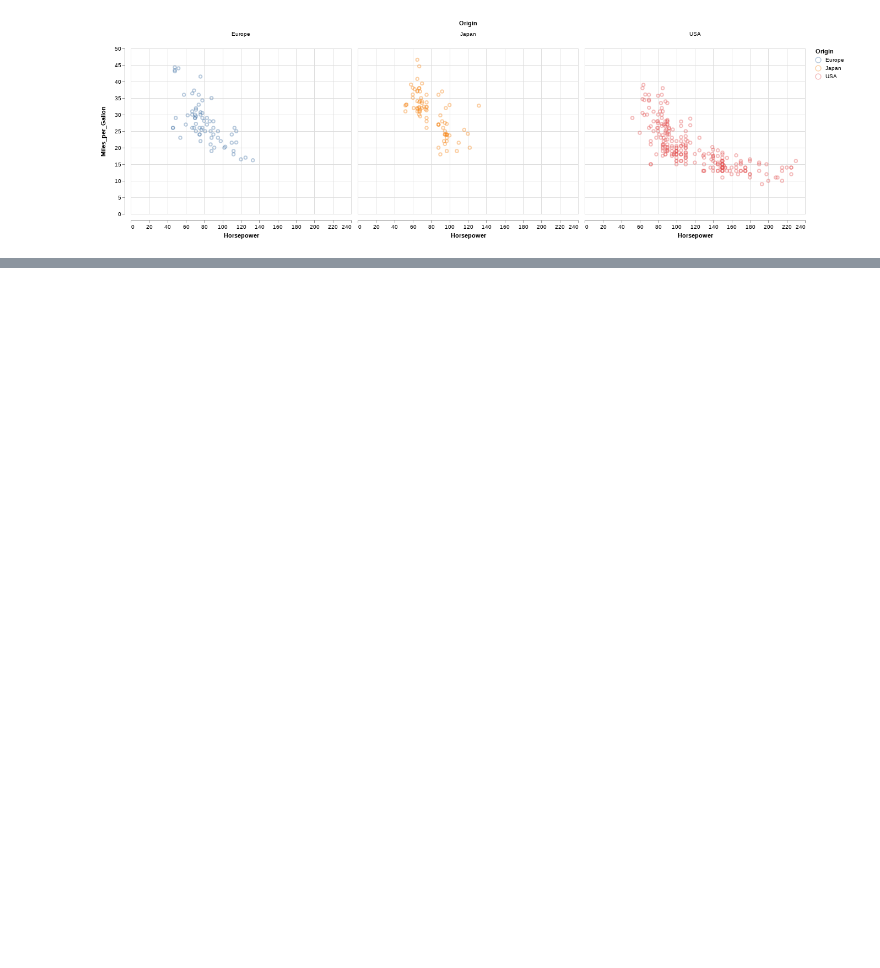
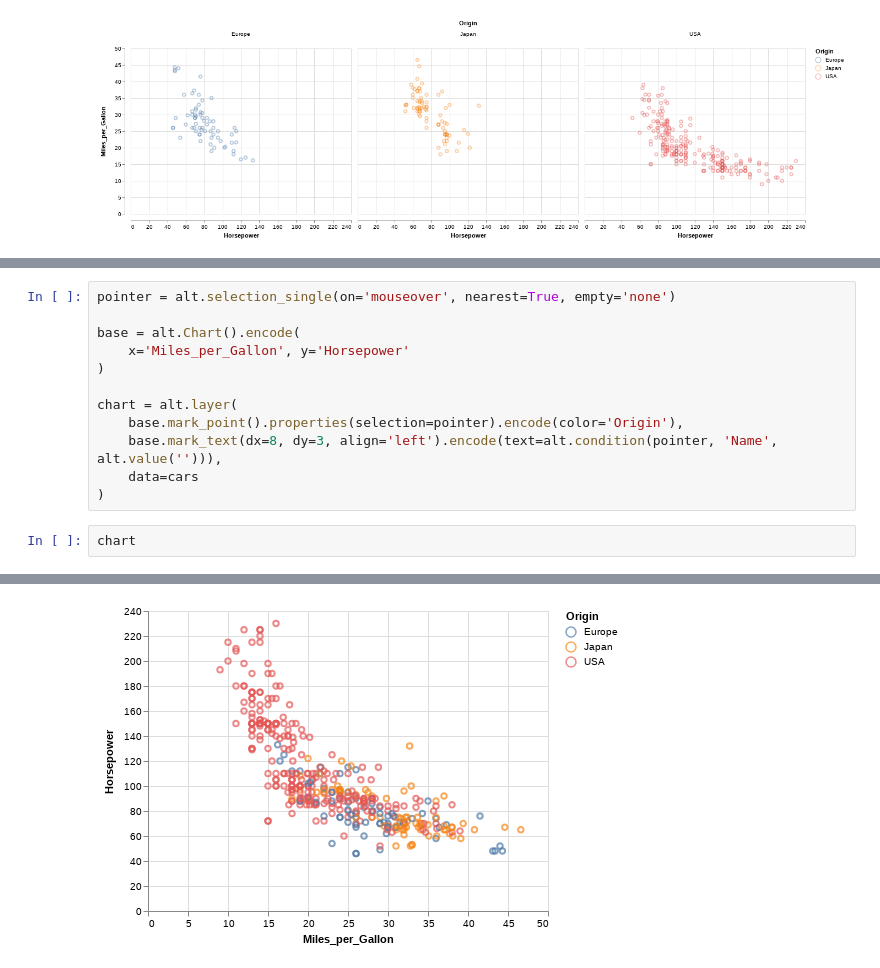
Before and after one commit to jaspajjr/pydata-visualisation, a Jupyter notebook: altair-visualization.ipynb, the cells around one changed output, grey strips where cells are left out. Saved outputs shown, nothing was run; the diff lists cells and outputs as text; blank space fills up the shorter version.

```diff
--- a/altair-visualization.ipynb
+++ b/altair-visualization.ipynb
@@ -143,0 +79,15 @@ df.groupby(['start_station_id']) \
+# %%
+pointer = alt.selection_single(on='mouseover', nearest=True, empty='none')
+
+base = alt.Chart().encode(
+    x='Miles_per_Gallon', y='Horsepower'
+)
+
+chart = alt.layer(
+    base.mark_point().properties(selection=pointer).encode(color='Origin'),
+    base.mark_text(dx=8, dy=3, align='left').encode(text=alt.condition(pointer, 'Name', alt.value(''))),
+    data=cars
+)
+# %%
+chart
+# %% [output]
@@ -143,0 +95 @@ df.groupby(['start_station_id']) \
+[figure, added]
```
Also changed, not shown: parts of 9 cells of this notebook.
